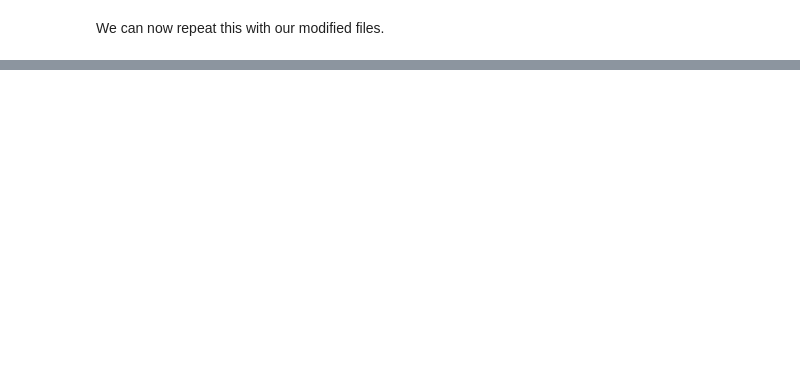
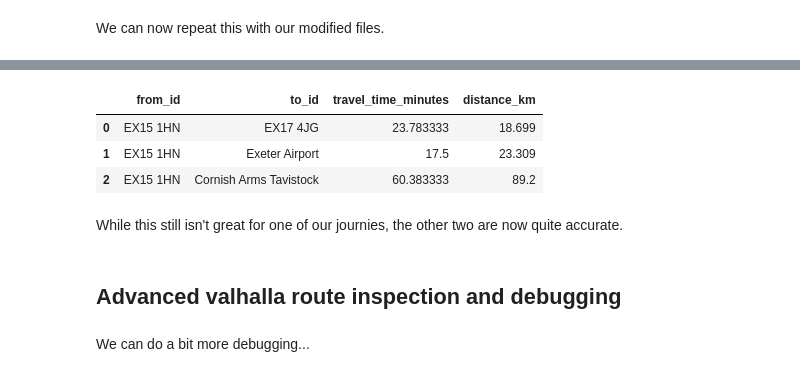
Before and after one commit to hsma-tools/lokigi, a Jupyter notebook: examples/other/modifying_osm_max_speeds/index.ipynb, the cells around one changed output, grey strips where cells are left out. Saved outputs shown, nothing was run; the diff lists cells and outputs as text; code cells hidden in the pictures; blank space fills up the shorter version.

```diff
--- a/examples/other/modifying_osm_max_speeds/index.ipynb
+++ b/examples/other/modifying_osm_max_speeds/index.ipynb
@@ -835,0 +539,20 @@ travel_time_matrix_car_valhalla_modified = build_time_matrix_valhalla(
+# %%
+travel_time_matrix_car_valhalla_final = build_time_matrix_valhalla(
+    origins_gdf=origins,
+    destinations_gdf=destinations,
+    valhalla_config_path="../../datasets/devon-260422_valhalla-combined-modified.json",
+    costing="auto"
+)
+
+travel_time_matrix_car_valhalla_final
+# %% [output]
+|  | from_id | to_id | travel_time_minutes | distance_km |
+| 0 | EX15 1HN | EX17 4JG | 23.783333 | 18.699 |
+| 1 | EX15 1HN | Exeter Airport | 17.5 | 23.309 |
+| 2 | EX15 1HN | Cornish Arms Tavistock | 60.383333 | 89.2 |
+# %% [markdown]
+While this still isn't great for one of our journies, the other two are now quite accurate.
+# %% [markdown]
+## Advanced valhalla route inspection and debugging
+# %% [markdown]
+We can do a bit more debugging...
```
Also changed, not shown: parts of 58 cells of this notebook, 2 other files.
